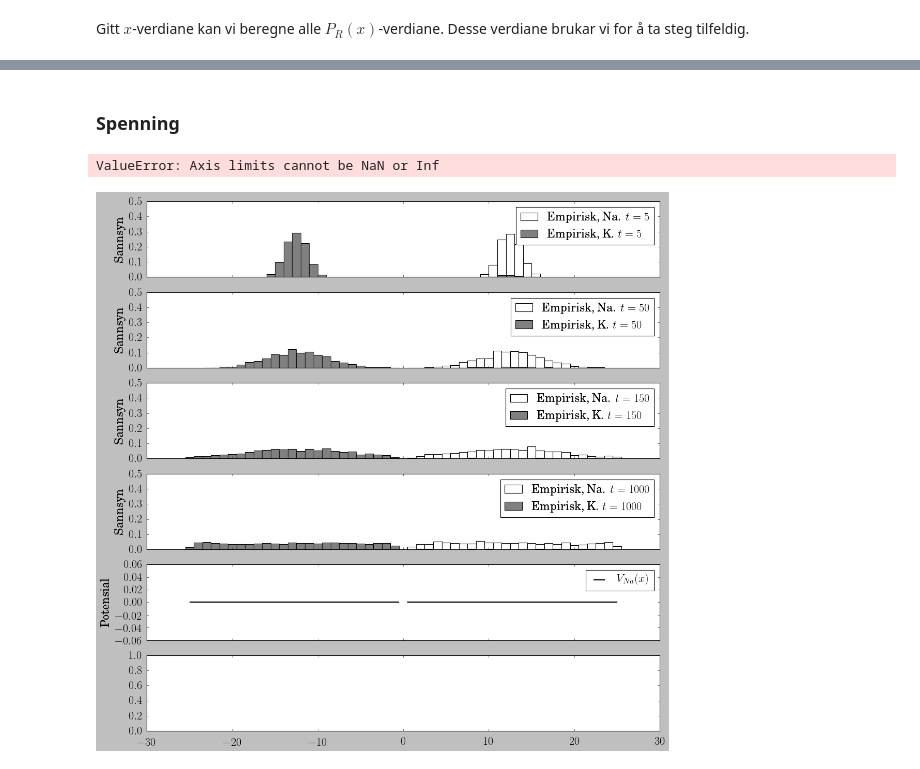
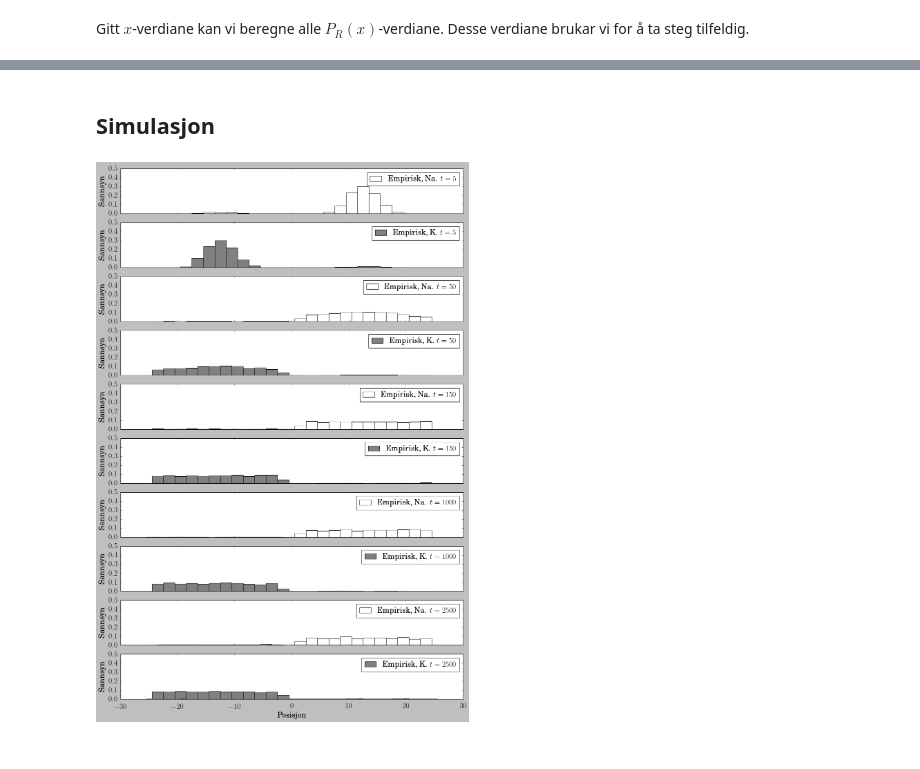
Before and after one commit to steffenhaug/vbbio, a Jupyter notebook: oppg_7_1.ipynb, the cells around one changed output, grey strips where cells are left out. Saved outputs shown, nothing was run; the diff lists cells and outputs as text; code cells hidden in the pictures.

```diff
--- a/oppg_7_1.ipynb
+++ b/oppg_7_1.ipynb
@@ -21,7 +14,7 @@ newparams = {
     'font.family': "serif",
     "pgf.texsystem": "pdflatex",
     "pgf.rcfonts": True,
-    'figure.figsize': (16,16),
+    'figure.figsize': (16,24),
     'ytick.labelsize': fontsize,
     'xtick.labelsize': fontsize,
     'legend.fontsize': fontsize,
@@ -105,0 +114,12 @@ Desse verdiane brukar vi for å ta steg tilfeldig.
+# %%
+ts = np.linspace(-2, 2, 100)
+ys = np.empty((100,3))
+for y, t in enumerate(ts):
+    ys[y, 0] = Vmem_Na(t) + Vfield(t, 70*1e-3)
+    ys[y, 1] = Vmem_Na(t) + Vfield(t, 50*1e-3)
+    ys[y, 2] = Vmem_Na(t) + Vfield(t, 25*1e-3)
+
+plt.figure(figsize=(16, 9))
+plt.plot(ts, ys[:, 0]);
+plt.plot(ts, ys[:, 1]);
+plt.plot(ts, ys[:, 2]);
@@ -106,2 +128,2 @@ Desse verdiane brukar vi for å ta steg tilfeldig.
 # %% [markdown]
-### Spenning
+## Simulasjon
@@ -150,61 +181,43 @@ for t in range(T + 1):
         phi_Na[t] = np.copy(Na)
 # %%
 fig = plt.figure()
-axes = fig.subplots(2 + len(plot_ts), 1, sharex=True)
+axes = fig.subplots(2*len(plot_ts), 1, sharex=True)
 
 ylim = (0, .5)
 
 ### plot 1
-for i, t in enumerate(plot_ts):
+for i, t in zip(range(0, 2*len(plot_ts), 2), plot_ts):
     unique_Na, count_Na = np.unique(phi_Na[t], return_counts=True)
     unique_K,  count_K  = np.unique(phi_K[t],  return_counts=True)
     axes[i].bar(
         unique_Na, count_Na / N_Na,
         edgecolor="black",
         color='white',
-        width=2*h,
+        width=h*2,
         align='center',
         label='Empirisk, Na. $t = {}$'.format(t),
     )
 
-    axes[i].bar(
+    axes[i+1].bar(
         unique_K, count_K / N_K,
         edgecolor="black",
         color='gray',
-        width=2*h,
+        width=h*2,
         align='center',
         label='Empirisk, K. $t = {}$'.format(t),
     )
 
     axes[i].set_ylim(*ylim)
     axes[i].set_ylabel(r"Sannsyn")
     axes[i].legend(loc='upper right')
-
-
-### plot 2
-xmin, xmax = plt.xlim()
-
-xs = np.linspace(xmin, xmax, 500)
-vs_Na = np.zeros(xs.shape)
-vs_K  = np.zeros(xs.shape)
-for i, x in enumerate(xs): vs_Na[i] = V_Na(x)
-for i, x in enumerate(xs): vs_K[i]  = V_K(x)
-
-axes[-2].plot(xs, vs_Na, 'k', label="$V_{Na}(x)$")
-axes[-2].set_ylabel(r"Potensial")
-axes[-2].legend(loc='upper right')
-axes[-2].set_ylim(0, V0_Na * 1.1)
-
-axes[-1].plot(xs, vs_K, 'k', label="$V_{K}(x)$")
-axes[-1].set_ylabel(r"Potensial")
-axes[-1].legend(loc='upper right')
-axes[-1].set_ylim(0, V0_K * 1.1)
+    axes[i+1].set_ylim(*ylim)
+    axes[i+1].set_ylabel(r"Sannsyn")
+    axes[i+1].legend(loc='upper right')
 
 plt.xlabel(r"Posisjon")
 
 plt.savefig("walk_7_1.pdf")
 # %% [output]
-ValueError: Axis limits cannot be NaN or Inf
-[figure, old version]
+[figure, new version]
 # %%
 fig=plt.figure(figsize=(16, 9))
```
Also changed, not shown: parts of 9 cells of this notebook, 14 other files.
